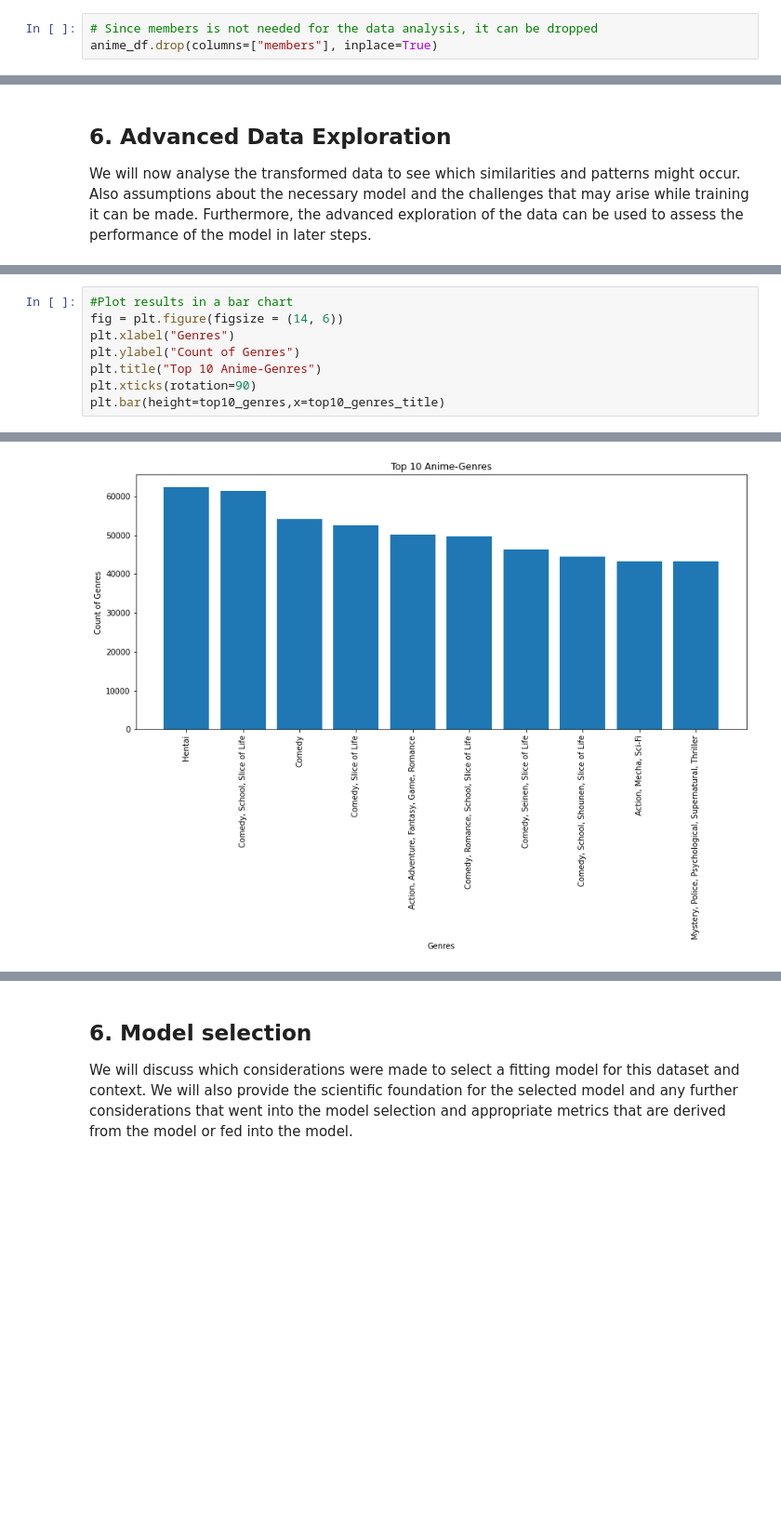
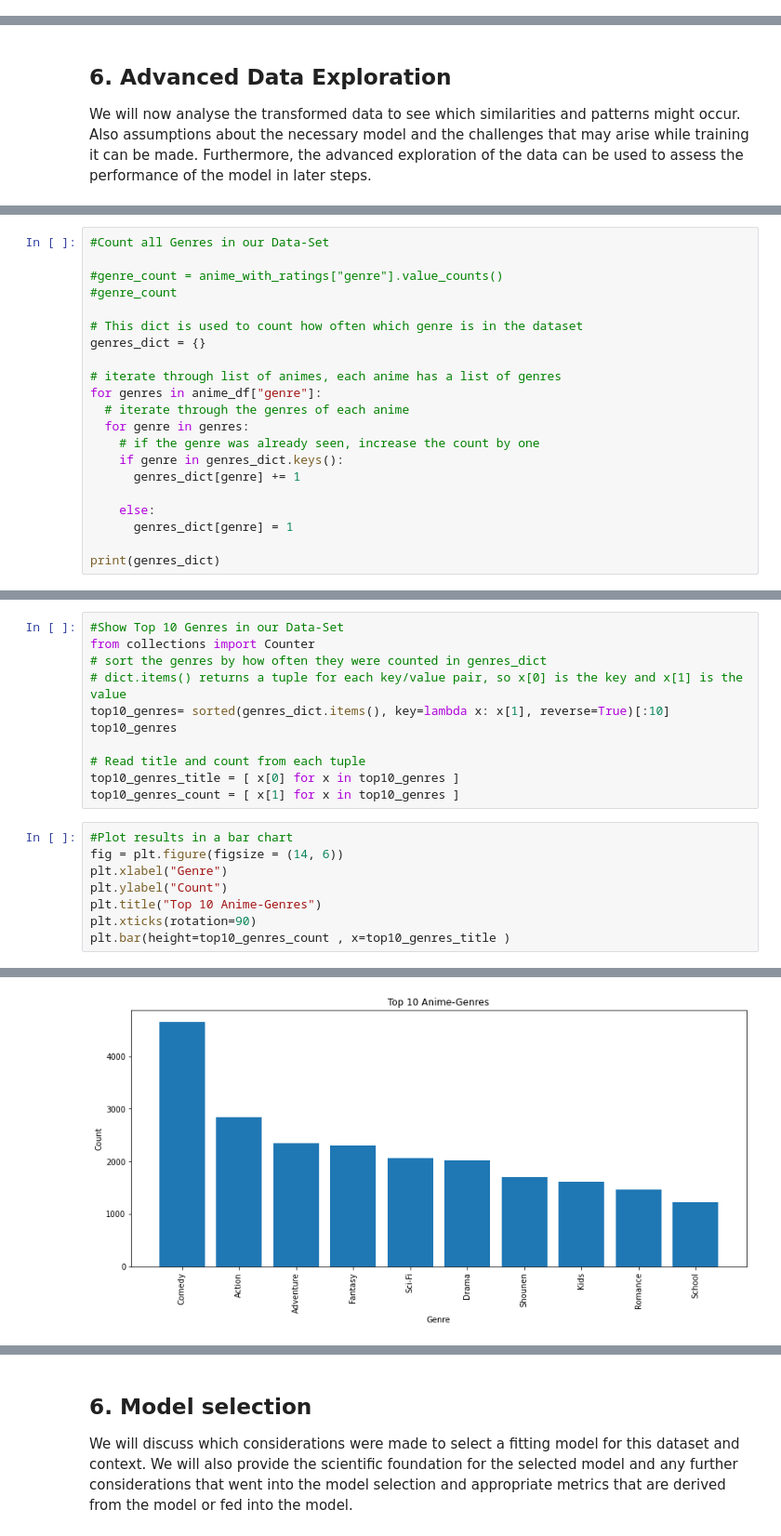
Before and after one commit to PatchFramework/data-exploration-project, a Jupyter notebook: data_exploration_anime_recommendation.ipynb, the cells around one changed output, grey strips where cells are left out. Shown at 93% size. Saved outputs shown, nothing was run; the diff lists cells and outputs as text; blank space fills up the shorter version.

Commit message:
Genres split into list | Created with Colaboratory

```diff
--- a/data_exploration_anime_recommendation.ipynb
+++ b/data_exploration_anime_recommendation.ipynb
@@ -156,6 +157,3 @@ This will be important to merge both DataFrames.
 """
 # %% [output]
 '\nKeep in mind that both anime_df and rating_df do have the attribute "anime_id".\nThis will be important to merge both DataFrames.\n'
-# %%
-# Since members is not needed for the data analysis, it can be dropped
-anime_df.drop(columns=["members"], inplace=True)
@@ -221,0 +242,21 @@ top10_genres_title= list(sorted(top10_genres_title, key=top10_genres_title.get,
+# %%
+#Count all Genres in our Data-Set
+
+#genre_count = anime_with_ratings["genre"].value_counts()
+#genre_count
+
+# This dict is used to count how often which genre is in the dataset
+genres_dict = {}
+
+# iterate through list of animes, each anime has a list of genres
+for genres in anime_df["genre"]:
+  # iterate through the genres of each anime
+  for genre in genres:
+    # if the genre was already seen, increase the count by one
+    if genre in genres_dict.keys():
+      genres_dict[genre] += 1
+
+    else:
+      genres_dict[genre] = 1
+
+print(genres_dict)
@@ -222,12 +265,23 @@ top10_genres_title= list(sorted(top10_genres_title, key=top10_genres_title.get,
+# %%
+#Show Top 10 Genres in our Data-Set
+from collections import Counter
+# sort the genres by how often they were counted in genres_dict
+# dict.items() returns a tuple for each key/value pair, so x[0] is the key and x[1] is the value
+top10_genres= sorted(genres_dict.items(), key=lambda x: x[1], reverse=True)[:10]
+top10_genres
+
+# Read title and count from each tuple
+top10_genres_title = [ x[0] for x in top10_genres ]
+top10_genres_count = [ x[1] for x in top10_genres ]
 # %%
 #Plot results in a bar chart
 fig = plt.figure(figsize = (14, 6))
-plt.xlabel("Genres")
-plt.ylabel("Count of Genres")
+plt.xlabel("Genre")
+plt.ylabel("Count")
 plt.title("Top 10 Anime-Genres")
 plt.xticks(rotation=90)
-plt.bar(height=top10_genres,x=top10_genres_title)
+plt.bar(height=top10_genres_count , x=top10_genres_title )
 # %% [output]
 <BarContainer object of 10 artists>
-[figure, old version]
+[figure, new version]
 # %%
```
Also changed, not shown: parts of 14 cells of this notebook.
